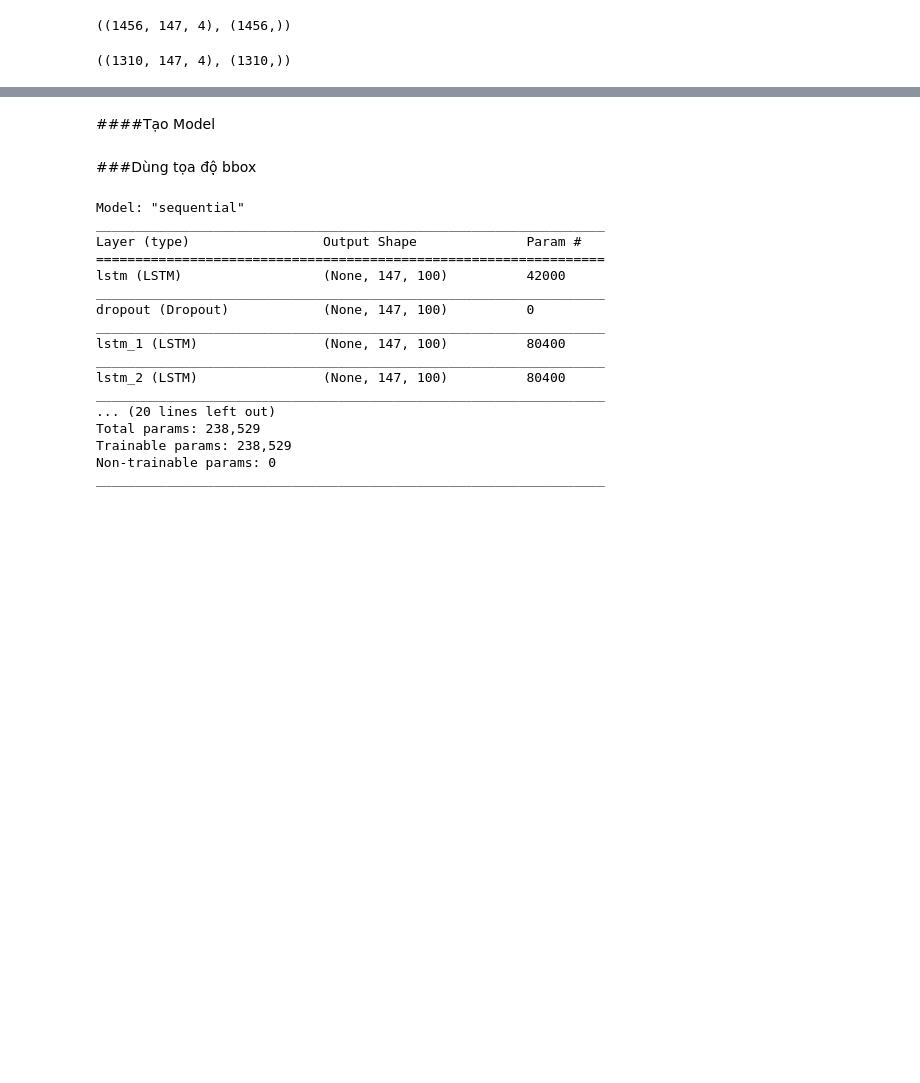
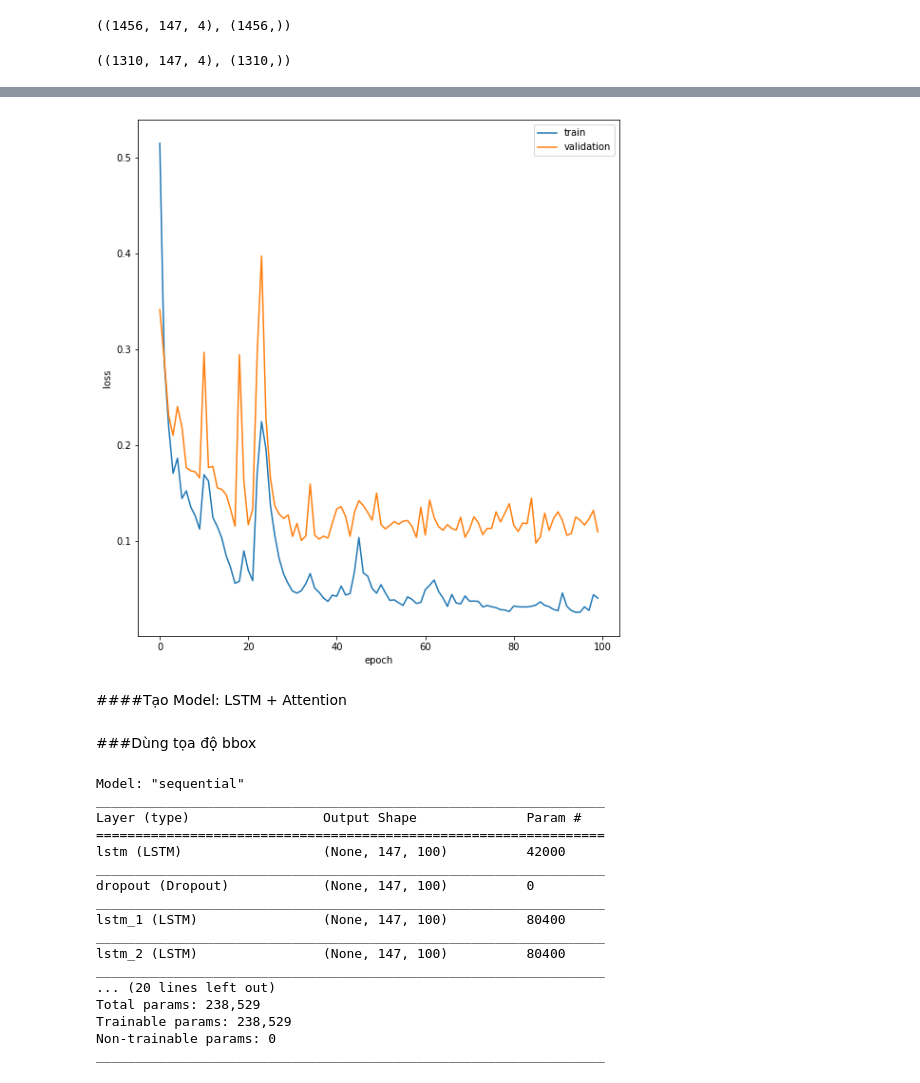
Before and after one commit to thanglong2000pro/VN-Traffic-Signal-Violation-Detection, a Jupyter notebook: train_and_find_detect_wrong.ipynb, the cells around one changed output, grey strips where cells are left out. Saved outputs shown, nothing was run; the diff lists cells and outputs as text; code cells hidden in the pictures; blank space fills up the shorter version.

```diff
--- a/train_and_find_detect_wrong.ipynb
+++ b/train_and_find_detect_wrong.ipynb
@@ -197,0 +269,9 @@ x_test_scale = scaler.fit_transform(x_test)
+# %%
+hist = model.fit(
+    x_train_scale, y_train,
+    batch_size=128,
+    epochs=100,
+    validation_data=(x_val_scale, y_val),
+    verbose=1,
+    #callbacks=callbacks
+)
@@ -198,5 +300,22 @@ x_test_scale = scaler.fit_transform(x_test)
+# %%
+#plot
+def plot_history(hist):
+    plt.figure(figsize=(20, 10))
+    plt.subplot(122)
+    plt.plot(hist.epoch, hist.history['loss'], label='train')
+    plt.plot(hist.epoch, hist.history['val_loss'], label='validation')
+    plt.xlabel('epoch')
+    plt.ylabel('loss')
+    plt.legend()
+    plt.show()
+
+
+
+plot_history(hist)
+# %% [output]
+[figure, added]
 # %% [markdown]
-####Tạo Model
+####Tạo Model: LSTM + Attention
 # %% [markdown]
 ###Dùng tọa độ bbox
 # %%
```
Also changed, not shown: parts of 7 cells of this notebook, 17 other files.
